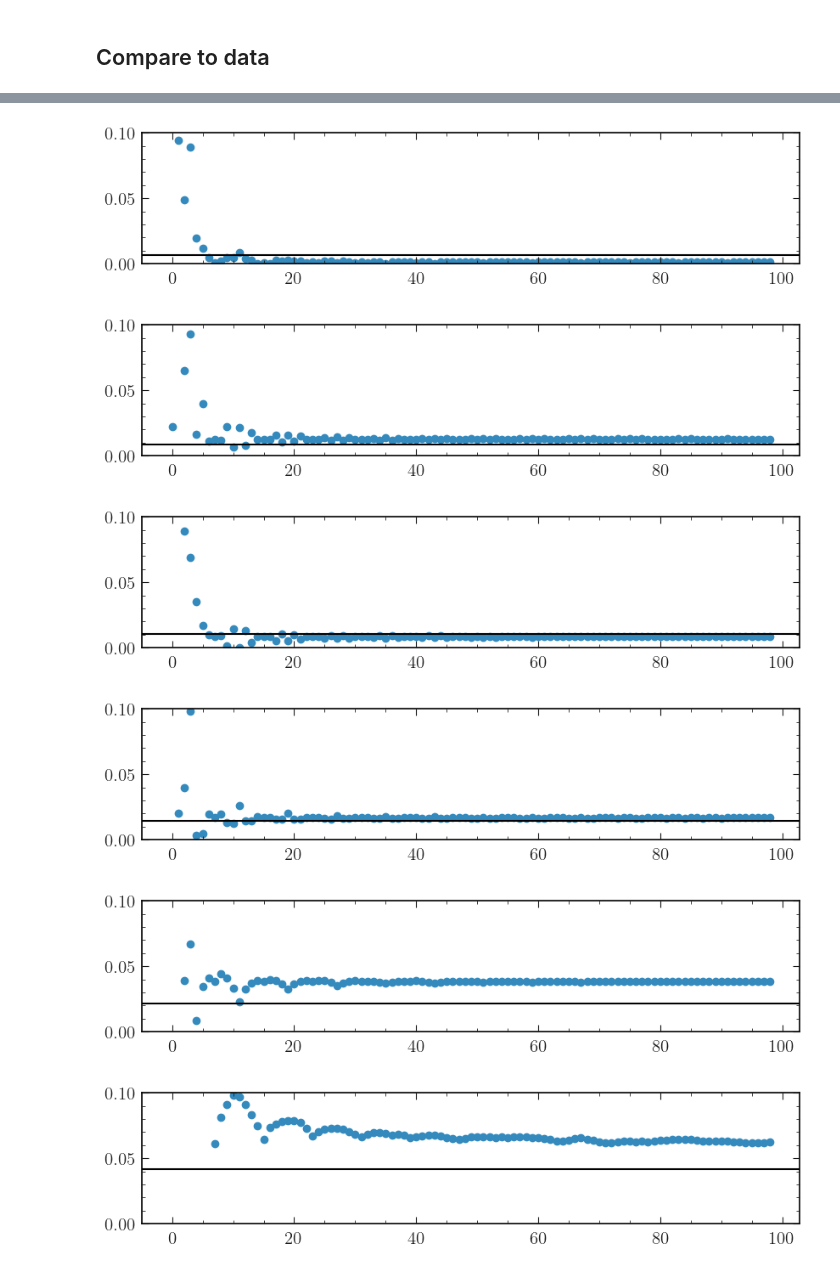
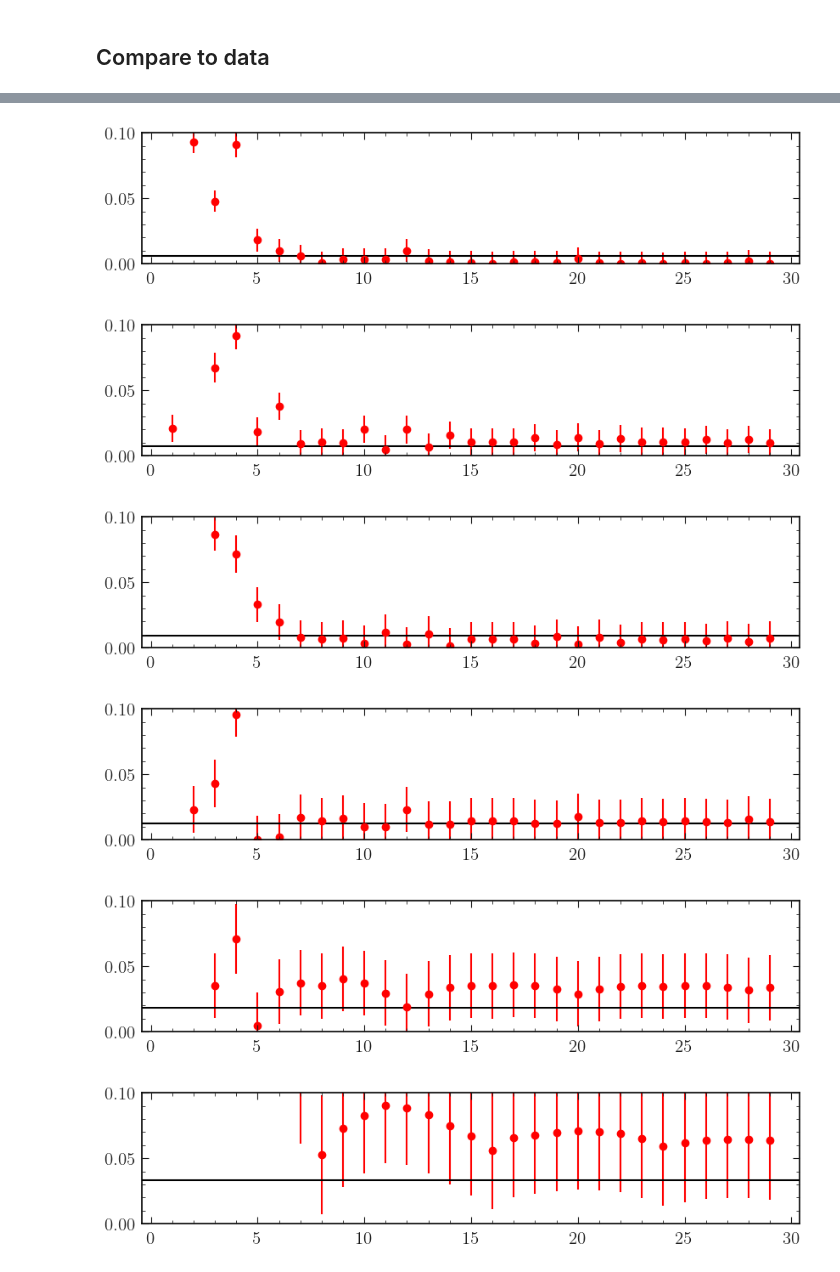
Before and after one commit to lorenzennio/redist, a Jupyter notebook: examples/knunu_binning.ipynb, the cells around one changed output, grey strips where cells are left out. Drawn from its saved outputs; the diff is of its cells as text; code cells hidden in the pictures.

Commit message:
plot binning accuracy with errors

```diff
--- a/examples/knunu_binning.ipynb
+++ b/examples/knunu_binning.ipynb
@@ -235,7 +235,7 @@ max bins 22
 new = []
 
 #loop over number of bins
-maxbins = 23
+maxbins = 30
 for n in range(1, maxbins):
     q2binning = np.linspace(0.0, 22.9, n+1)
 
@@ -254,19 +254,3 @@ for n in range(1, maxbins):
     init[model.config.par_map['ctl']['slice']] = [5.]
 
     new.append(model.expected_actualdata(init))
-
-    # print(n, abs(new-alt_yields)/alt_yields)
-
-for i, n in enumerate(new, start = 1):
-    plt.stairs(n, binning, color='r', alpha=i/maxbins, linewidth=1.5)
-plt.stairs(alt_yields, binning, color='k', linestyle='dashed', linewidth=1.5, label='true model')
-
-plt.xlabel(r'$q^2$ [GeV$^2$]')
-plt.ylabel(r'Events')
-
-plt.legend()
-
-file = 'results/knunu_binning.pdf'
-plt.savefig(file)
-
-plt.show()
@@ -284,9 +287,10 @@ plt.stairs(np.sqrt(1/alt_yields), binning, color='r', linewidth=1.5)
 # %%
 new = np.array(new)
 diffs = abs(new-alt_yields)/alt_yields
-for d, s in zip(diffs.T, np.sqrt(1/alt_yields)):
+errors = new/alt_yields * (1/new + 1/alt_yields)**0.5
+for d, e, s in zip(diffs.T, errors.T,  np.sqrt(1/alt_yields)):
     plt.figure(figsize=(10,2))
-    plt.plot(d, 'o')
+    plt.errorbar(np.arange(1, len(diffs)+1), d, yerr=e, fmt='o', color='r', linewidth=1.5)
     plt.axhline(s, color='k')
     plt.ylim(0, 0.1)
     plt.show()
@@ -296,6 +300,6 @@ for d, s in zip(diffs.T, np.sqrt(1/alt_yields)):
-[figure, old version]
+[figure, new version]
-[figure, old version]
+[figure, new version]
-[figure, old version]
+[figure, new version]
-[figure, old version]
+[figure, new version]
-[figure, old version]
+[figure, new version]
-[figure, old version]
+[figure, new version]
```
Also changed, not shown: parts of 7 cells of this notebook.
